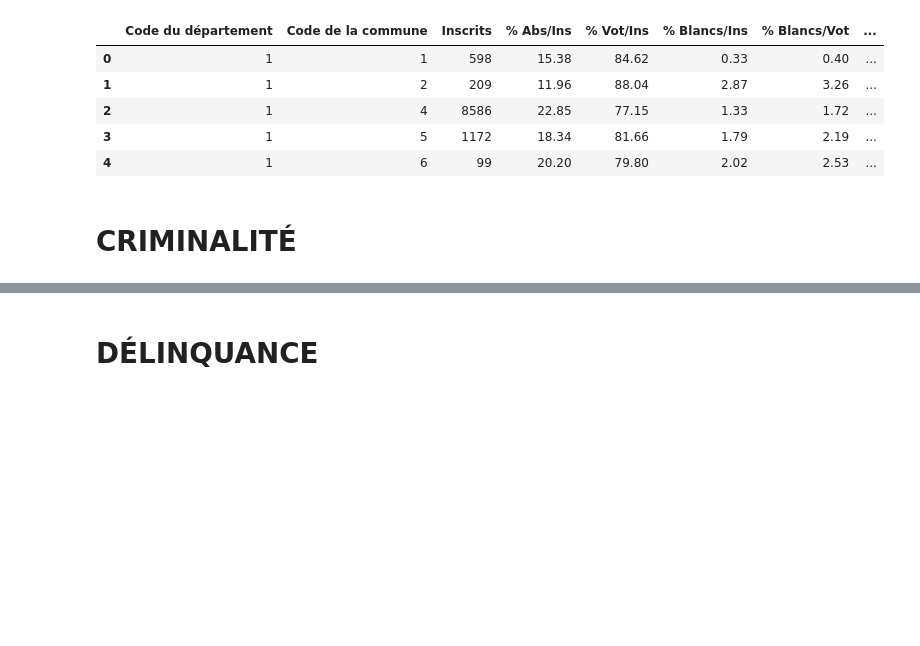
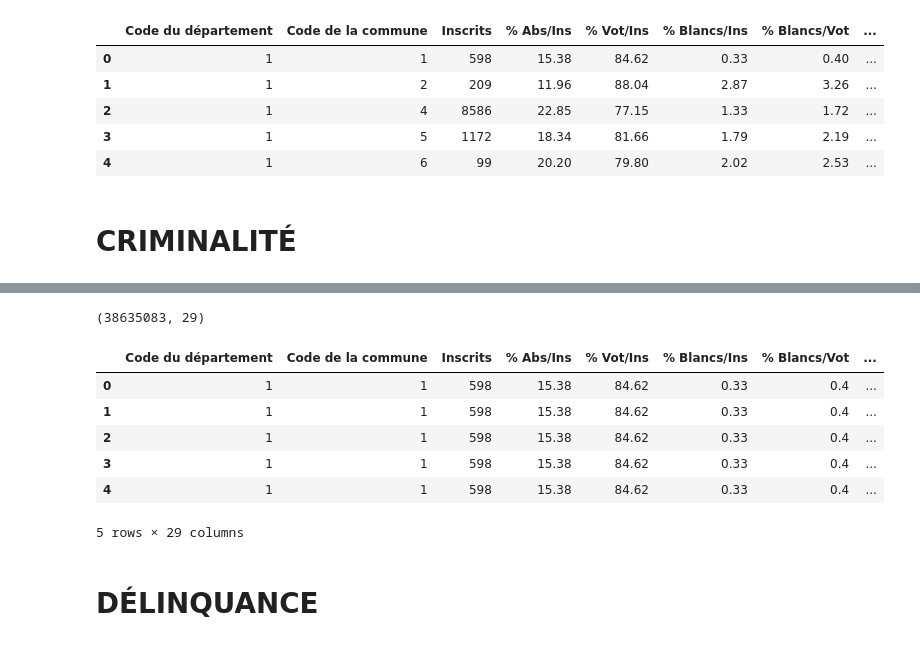
Before and after one commit to 3shadesblacker/MSPR02-Big-Data, a Jupyter notebook: traitement elections.ipynb, the cells around one changed output, grey strips where cells are left out. Cells and saved outputs as stored; diff of their text form; code cells hidden in the pictures; blank space fills up the shorter version.

```diff
--- a/traitement elections.ipynb
+++ b/traitement elections.ipynb
@@ -248,2 +277,15 @@ criminalite.head()
+# %%
+df = df.merge(criminalite, left_on='Code du département', right_on='Code.département', how='left')
+print(df.shape)
+df.head()
+# %% [output]
+(38635083, 29)
+|  | Code du département | Code de la commune | Inscrits | % Abs/Ins | % Vot/Ins | % Blancs/Ins | % Blancs/Vot | ... |
+| 0 | 1 | 1 | 598 | 15.38 | 84.62 | 0.33 | 0.4 | ... |
+| 1 | 1 | 1 | 598 | 15.38 | 84.62 | 0.33 | 0.4 | ... |
+| 2 | 1 | 1 | 598 | 15.38 | 84.62 | 0.33 | 0.4 | ... |
+| 3 | 1 | 1 | 598 | 15.38 | 84.62 | 0.33 | 0.4 | ... |
+| 4 | 1 | 1 | 598 | 15.38 | 84.62 | 0.33 | 0.4 | ... |
+5 rows × 29 columns
 # %% [markdown]
 # DÉLINQUANCE
```
Also changed, not shown: parts of 4 cells of this notebook, 3 other files.
